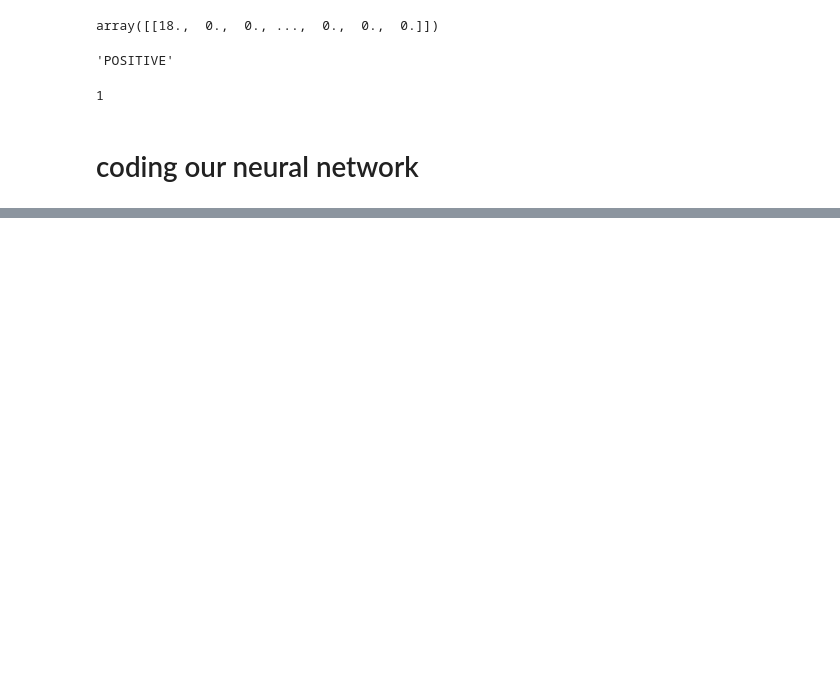
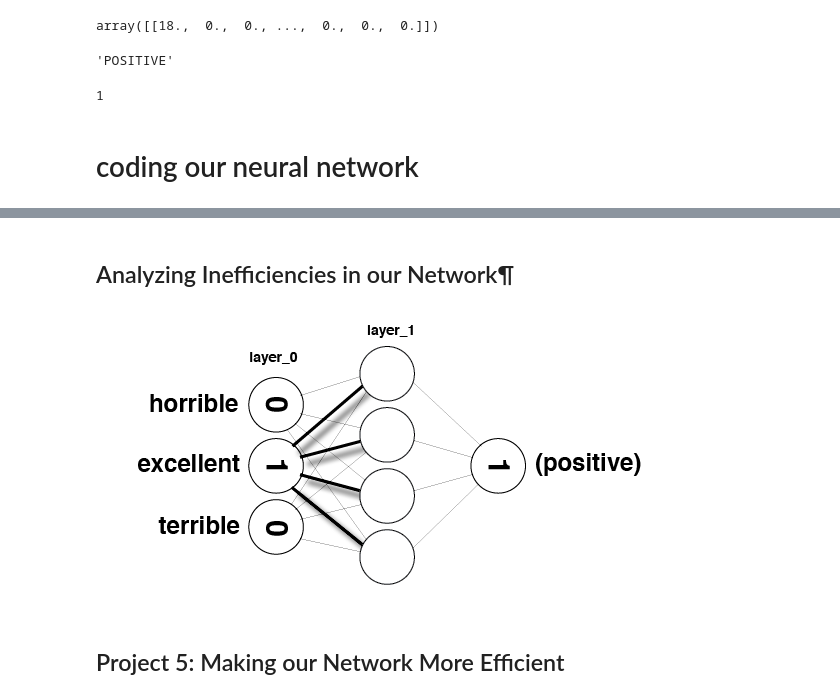
Before and after one commit to amitupreti/sentiment-analysis-from-scratch-With-Numpy, a Jupyter notebook: Part_1_sentiment_analysis_with_numpy.ipynb, the cells around one changed output, grey strips where cells are left out. Saved outputs shown, nothing was run; the diff lists cells and outputs as text; code cells hidden in the pictures; blank space fills up the shorter version.

```diff
--- a/Part_1_sentiment_analysis_with_numpy.ipynb
+++ b/Part_1_sentiment_analysis_with_numpy.ipynb
@@ -567,0 +857,6 @@ Username for 'https://github.com':
+# %% [markdown]
+## Analyzing Inefficiencies in our Network¶
+# %%
+Image(filename='sentiment_network_sparse.png')
+# %% [output]
+[figure, added]
@@ -567,0 +866,2 @@ Username for 'https://github.com':
+# %% [markdown]
+## Project 5: Making our Network More Efficient
```
Also changed, not shown: parts of 27 cells of this notebook, 1 other file.
